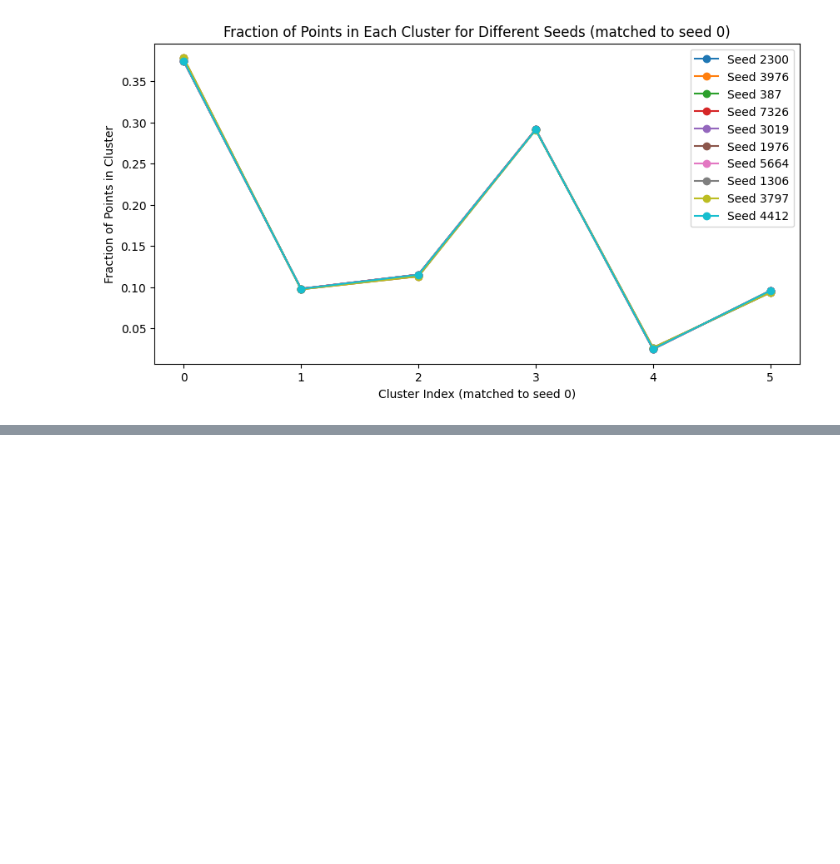
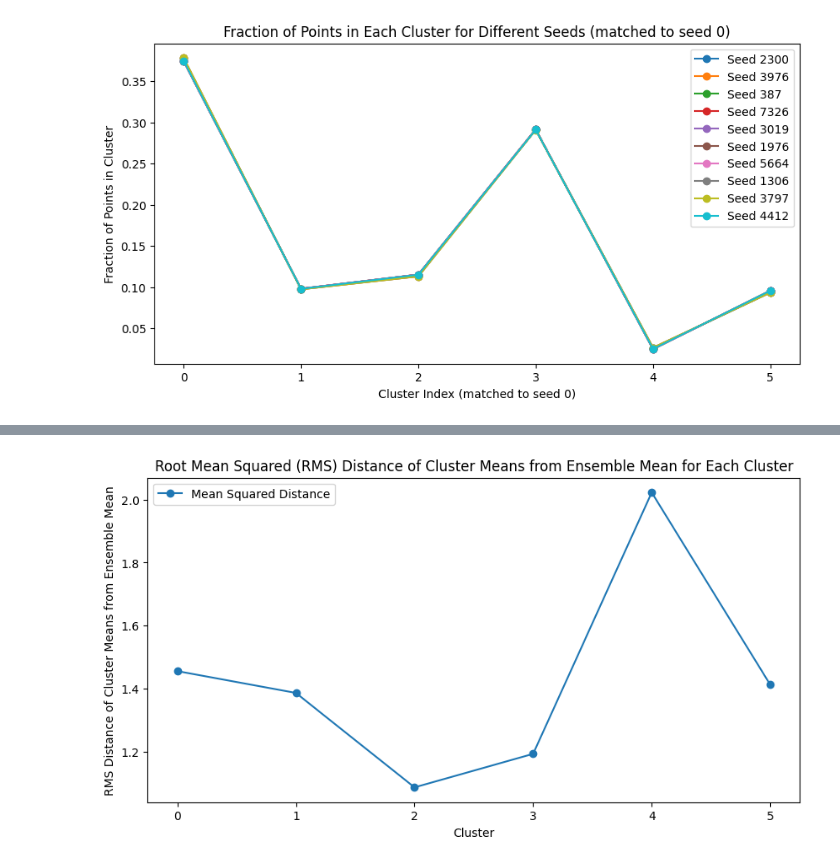
Before and after one commit to Mfdcng2/WaterMassClassification, a Jupyter notebook: Cluster_n_sensitivity/Ensemble_10.ipynb, the cells around one changed output, grey strips where cells are left out. Drawn from its saved outputs; the diff is of its cells as text; code cells hidden in the pictures; blank space fills up the shorter version.

```diff
--- a/Cluster_n_sensitivity/Ensemble_10.ipynb
+++ b/Cluster_n_sensitivity/Ensemble_10.ipynb
@@ -213,0 +262,37 @@ ValueError: setting an array element with a sequence. The requested array has an
+# %%
+def cluster_mean_dispersion(gmm_ensemble, matched_labels):
+
+    aligned_means = []
+
+    for gmm, labels in zip(gmm_ensemble, matched_labels):
+        aligned_means.append(gmm.means_[labels])
+
+    means = np.stack(aligned_means)  # (n_models, K, D)
+
+    ensemble_mean = means.mean(axis=0)
+
+    dispersion = {}
+
+    for k in range(means.shape[1]):
+
+        diffs = means[:, k, :] - ensemble_mean[k]
+        sq_distances = np.sum(diffs**2, axis=1)
+
+        dispersion[k] = {
+            "root_mean_squared_distance": np.sqrt(np.mean(sq_distances)),
+            "std_distance": np.std(np.sqrt(sq_distances))
+        }
+
+    return dispersion
+# %%
+dispersion = cluster_mean_dispersion(gmms, matched_labels)
+# %%
+plt.figure(figsize=(10,5))
+plt.plot(range(n_clusters), [dispersion[k]['root_mean_squared_distance'] for k in range(n_clusters)], label='Mean Squared Distance', marker='o')
+plt.xlabel('Cluster')
+plt.ylabel('RMS Distance of Cluster Means from Ensemble Mean')
+plt.title('Root Mean Squared (RMS) Distance of Cluster Means from Ensemble Mean for Each Cluster')
+plt.legend()
+plt.show()
+# %% [output]
+[figure, added]
```
Also changed, not shown: parts of 20 cells of this notebook.
